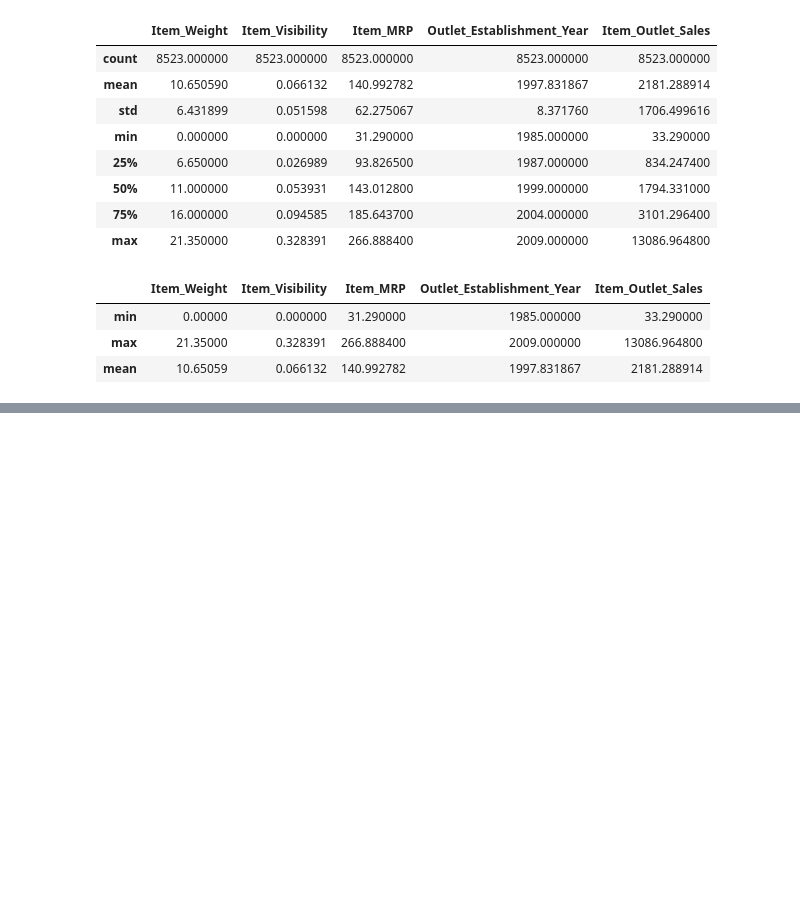
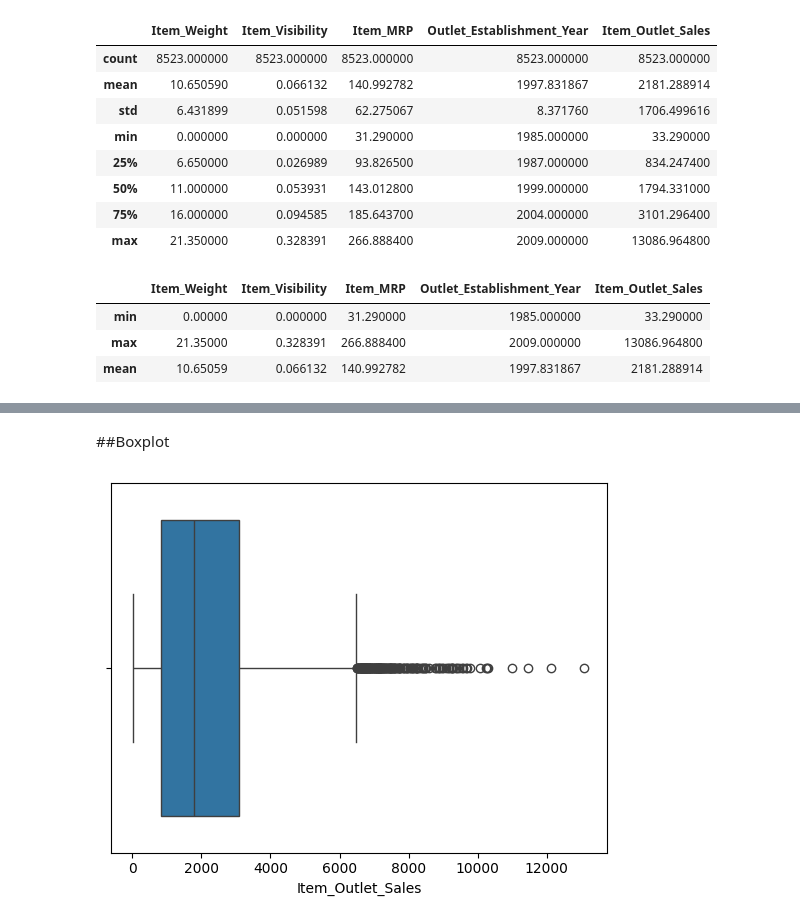
Before and after one commit to HanaaMaswada/Prediction-of-Product-Sales, a Jupyter notebook: Project_1_Part_2_(Core).ipynb, the cells around one changed output, grey strips where cells are left out. Drawn from its saved outputs; the diff is of its cells as text; code cells hidden in the pictures; blank space fills up the shorter version.

```diff
--- a/Project_1_Part_2_(Core).ipynb
+++ b/Project_1_Part_2_(Core).ipynb
@@ -185,0 +198,7 @@ df.select_dtypes(include=['int64','float64']).agg(['min','max','mean'])
+# %% [markdown]
+##Boxplot
+# %%
+sns.boxplot(x=df['Item_Outlet_Sales'])
+plt.show()
+# %% [output]
+[figure, added]
```
Also changed, not shown: parts of 8 cells of this notebook.
